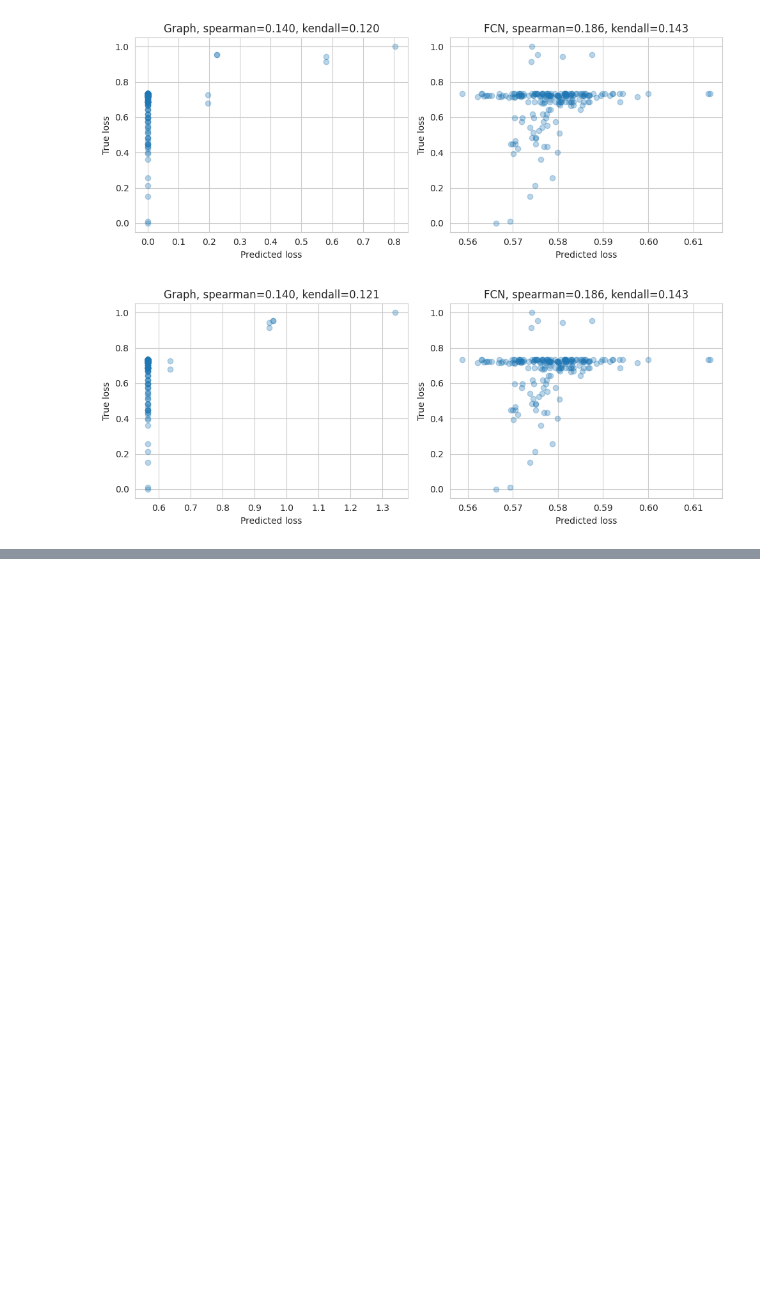
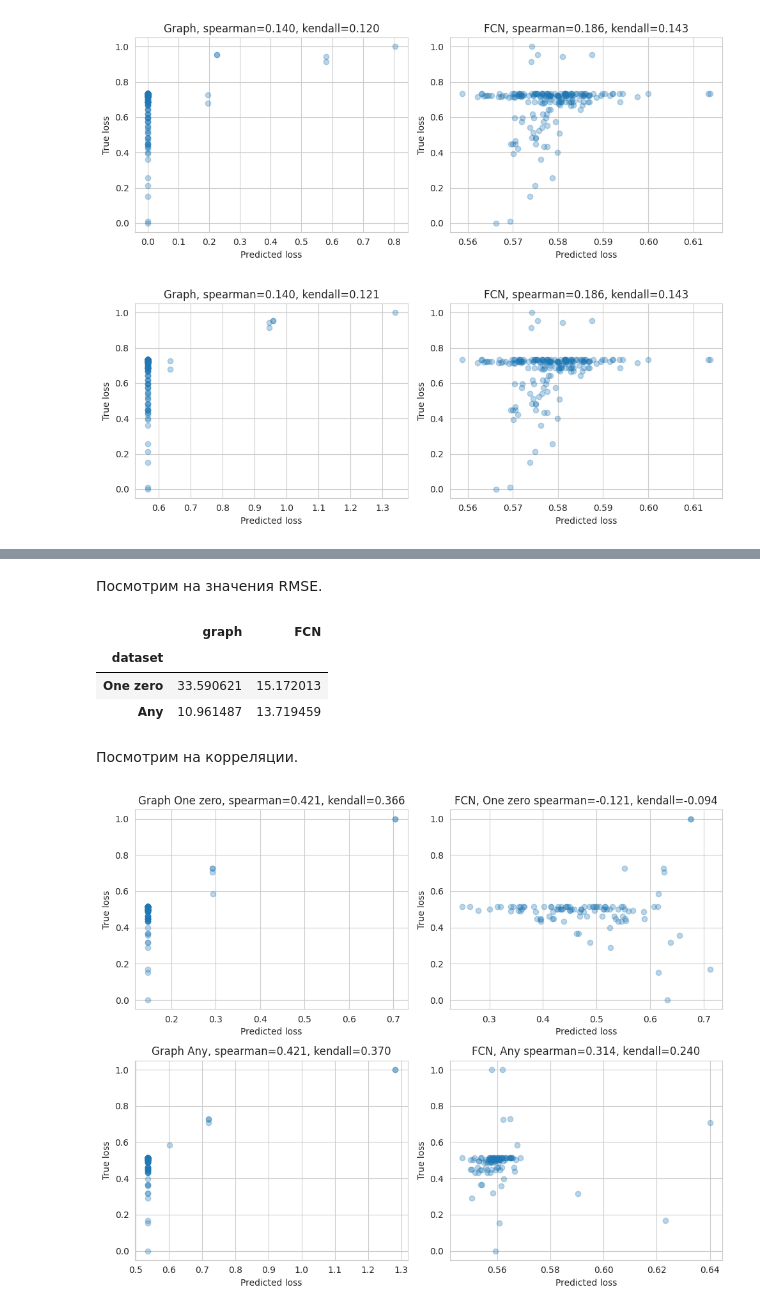
Before and after one commit to intsystems/Zero-shot-structural-pruning, a Jupyter notebook: notebooks/graphmodel.ipynb, the cells around one changed output, grey strips where cells are left out. Saved outputs shown, nothing was run; the diff lists cells and outputs as text; code cells hidden in the pictures; blank space fills up the shorter version.

```diff
--- a/notebooks/graphmodel.ipynb
+++ b/notebooks/graphmodel.ipynb
@@ -3202,0 +3454,44 @@ with sns.axes_style('whitegrid'):
+# %% [markdown]
+Посмотрим на значения RMSE.
+# %%
+results = pd.DataFrame(metric_results)
+results['dataset'] = ['One zero', 'Any']
+results.set_index('dataset')
+# %% [output]
+|  | graph | FCN |
+| dataset |  |  |
+| One zero | 33.590621 | 15.172013 |
+| Any | 10.961487 | 13.719459 |
+# %% [markdown]
+Посмотрим на корреляции.
+# %%
+y_true = dataset_test.tensors[1]
+
+with sns.axes_style('whitegrid'):
+    plt.figure(figsize=(10, 8))
+
+    for i, dataset_name in results['dataset'].items():
+        preds_graph = preds_results['graph'][i]
+        preds_fcn = preds_results['FCN'][i]
+
+        plt.subplot(2, 2, i*2+1)
+        plt.scatter(preds_graph, y_true, alpha=0.3)
+        plt.xlabel('Predicted loss')
+        plt.ylabel('True loss')
+
+        spearman_corr = spearmanr(preds_graph, y_true)[0]
+        kendall_corr = kendalltau(preds_graph, y_true)[0]
+        plt.title(f'Graph {dataset_name}, spearman={spearman_corr:.3f}, kendall={kendall_corr:.3f}')
+
+        plt.subplot(2, 2, i*2+2)
+        plt.scatter(preds_fcn, y_true, alpha=0.3)
+        plt.xlabel('Predicted loss')
+        plt.ylabel('True loss')
+
+        spearman_corr = spearmanr(preds_fcn, y_true)[0]
+        kendall_corr = kendalltau(preds_fcn, y_true)[0]
+        plt.title(f'FCN, {dataset_name} spearman={spearman_corr:.3f}, kendall={kendall_corr:.3f}')
+
+    plt.tight_layout()
+# %% [output]
+[figure, added]
```
Also changed, not shown: parts of 21 cells of this notebook.
